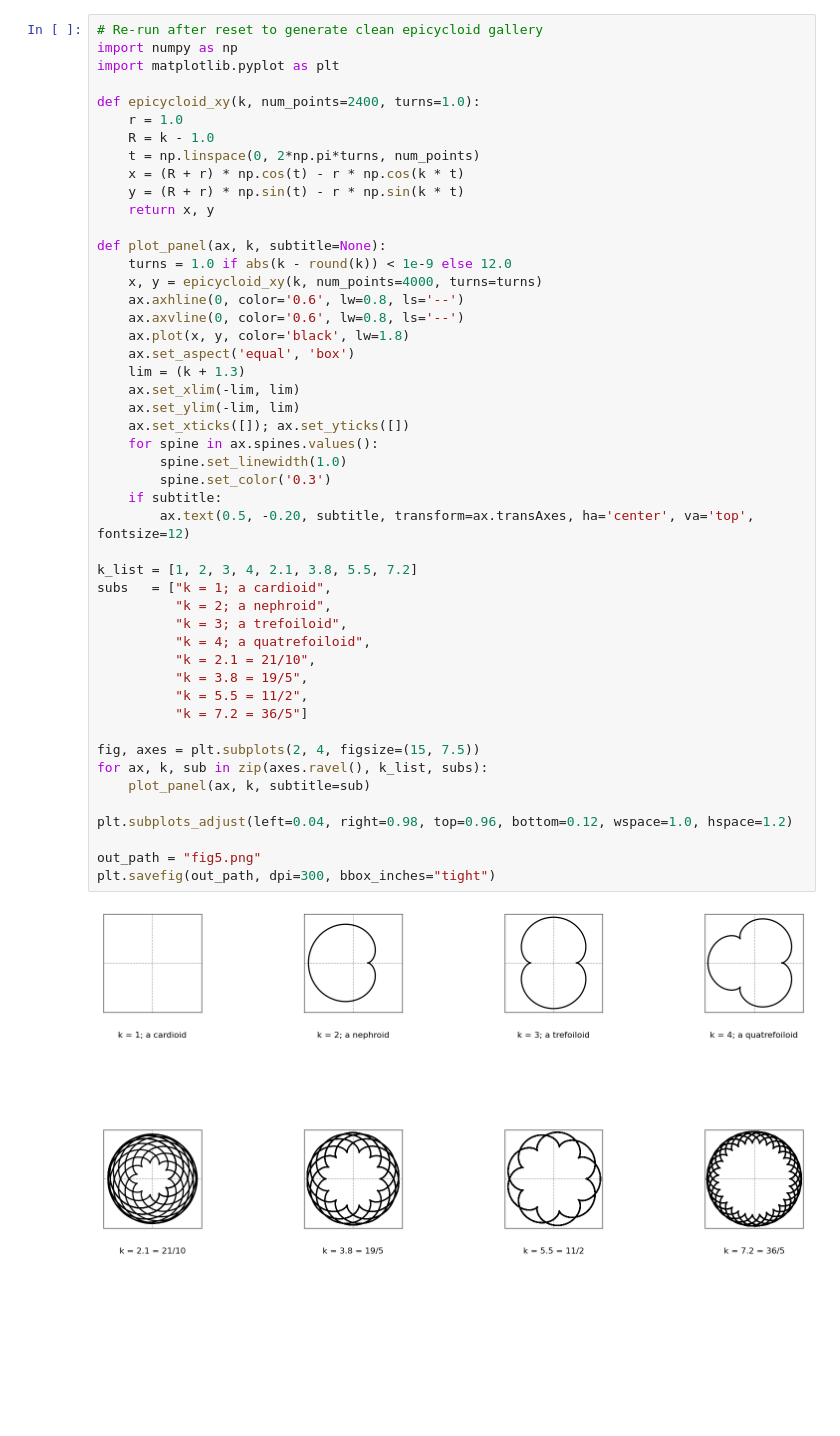
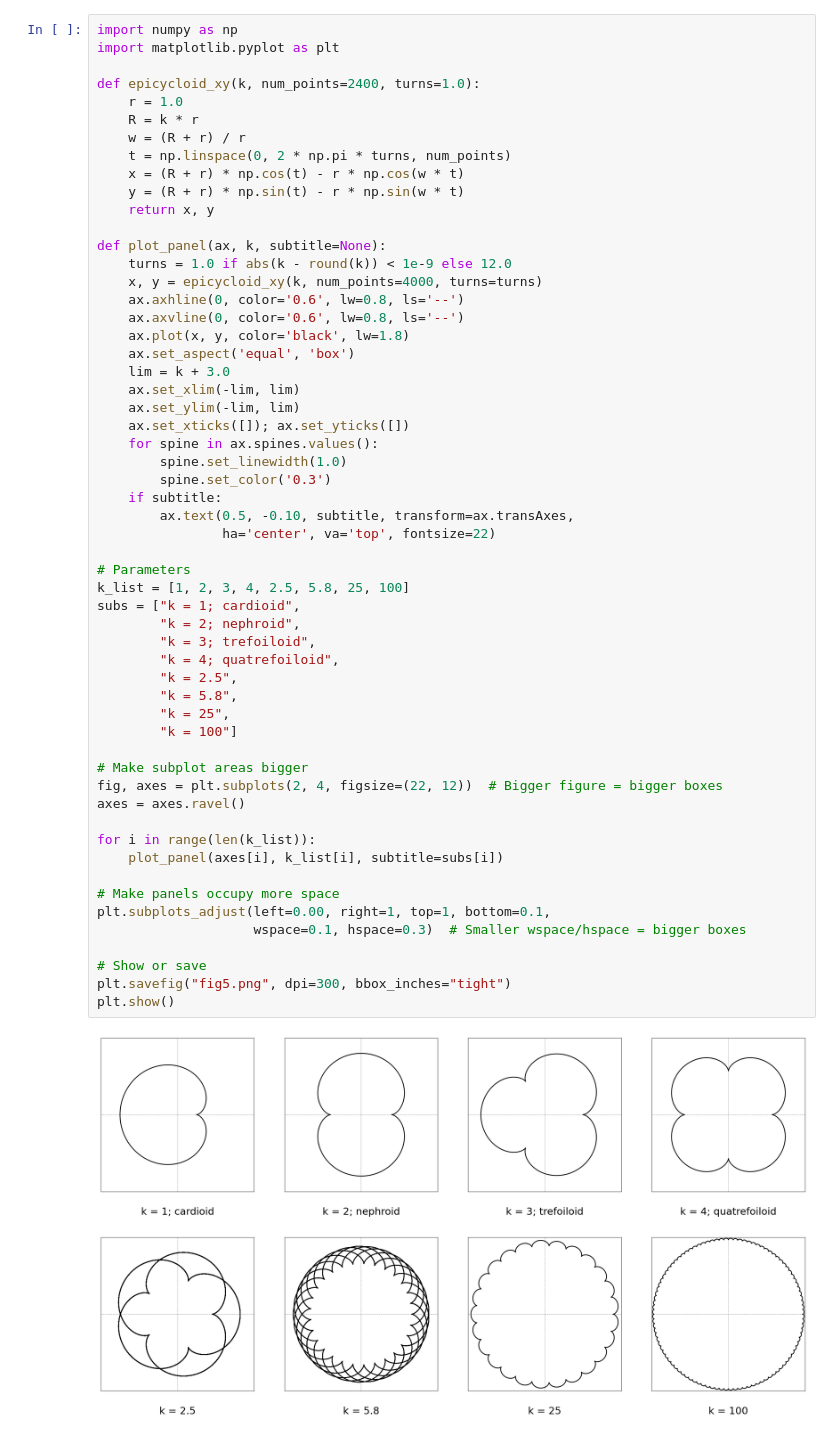
Before and after one commit to ozsp12/coinparadox, a Jupyter notebook: fig5_script.ipynb, the cells around one changed output. Cells and saved outputs as stored; diff of their text form; blank space fills up the shorter version.

```diff
--- a/fig5_script.ipynb
+++ b/fig5_script.ipynb
@@ -1,50 +1,58 @@
 # %%
-# Re-run after reset to generate clean epicycloid gallery
 import numpy as np
 import matplotlib.pyplot as plt
 
 def epicycloid_xy(k, num_points=2400, turns=1.0):
     r = 1.0
-    R = k - 1.0
-    t = np.linspace(0, 2*np.pi*turns, num_points)
-    x = (R + r) * np.cos(t) - r * np.cos(k * t)
-    y = (R + r) * np.sin(t) - r * np.sin(k * t)
+    R = k * r
+    w = (R + r) / r
+    t = np.linspace(0, 2 * np.pi * turns, num_points)
+    x = (R + r) * np.cos(t) - r * np.cos(w * t)
+    y = (R + r) * np.sin(t) - r * np.sin(w * t)
     return x, y
 
 def plot_panel(ax, k, subtitle=None):
     turns = 1.0 if abs(k - round(k)) < 1e-9 else 12.0
     x, y = epicycloid_xy(k, num_points=4000, turns=turns)
     ax.axhline(0, color='0.6', lw=0.8, ls='--')
     ax.axvline(0, color='0.6', lw=0.8, ls='--')
     ax.plot(x, y, color='black', lw=1.8)
     ax.set_aspect('equal', 'box')
-    lim = (k + 1.3)
+    lim = k + 3.0
     ax.set_xlim(-lim, lim)
     ax.set_ylim(-lim, lim)
     ax.set_xticks([]); ax.set_yticks([])
     for spine in ax.spines.values():
         spine.set_linewidth(1.0)
         spine.set_color('0.3')
     if subtitle:
-        ax.text(0.5, -0.20, subtitle, transform=ax.transAxes, ha='center', va='top', fontsize=12)
+        ax.text(0.5, -0.10, subtitle, transform=ax.transAxes,
+                ha='center', va='top', fontsize=22)
 
-k_list = [1, 2, 3, 4, 2.1, 3.8, 5.5, 7.2]
-subs   = ["k = 1; a cardioid",
-          "k = 2; a nephroid",
-          "k = 3; a trefoiloid",
-          "k = 4; a quatrefoiloid",
-          "k = 2.1 = 21/10",
-          "k = 3.8 = 19/5",
-          "k = 5.5 = 11/2",
-          "k = 7.2 = 36/5"]
+# Parameters
+k_list = [1, 2, 3, 4, 2.5, 5.8, 25, 100]
+subs = ["k = 1; cardioid",
+        "k = 2; nephroid",
+        "k = 3; trefoiloid",
+        "k = 4; quatrefoiloid",
+        "k = 2.5",
+        "k = 5.8",
+        "k = 25",
+        "k = 100"]
 
-fig, axes = plt.subplots(2, 4, figsize=(15, 7.5))
-for ax, k, sub in zip(axes.ravel(), k_list, subs):
-    plot_panel(ax, k, subtitle=sub)
+# Make subplot areas bigger
+fig, axes = plt.subplots(2, 4, figsize=(22, 12))  # Bigger figure = bigger boxes
+axes = axes.ravel()
 
-plt.subplots_adjust(left=0.04, right=0.98, top=0.96, bottom=0.12, wspace=1.0, hspace=1.2)
+for i in range(len(k_list)):
+    plot_panel(axes[i], k_list[i], subtitle=subs[i])
 
-out_path = "fig5.png"
-plt.savefig(out_path, dpi=300, bbox_inches="tight")
+# Make panels occupy more space
+plt.subplots_adjust(left=0.00, right=1, top=1, bottom=0.1,
+                    wspace=0.1, hspace=0.3)  # Smaller wspace/hspace = bigger boxes
+
+# Show or save
+plt.savefig("fig5.png", dpi=300, bbox_inches="tight")
+plt.show()
 # %% [output]
-[figure, old version]
+[figure, new version]
```
Also changed, not shown: 7 other files.
